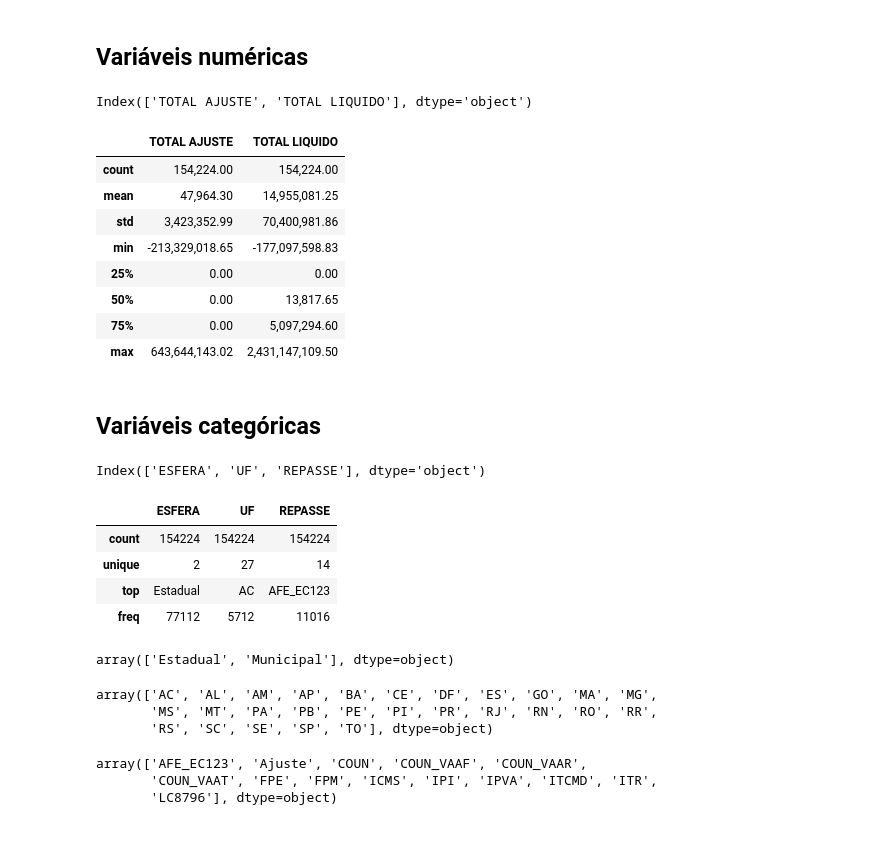
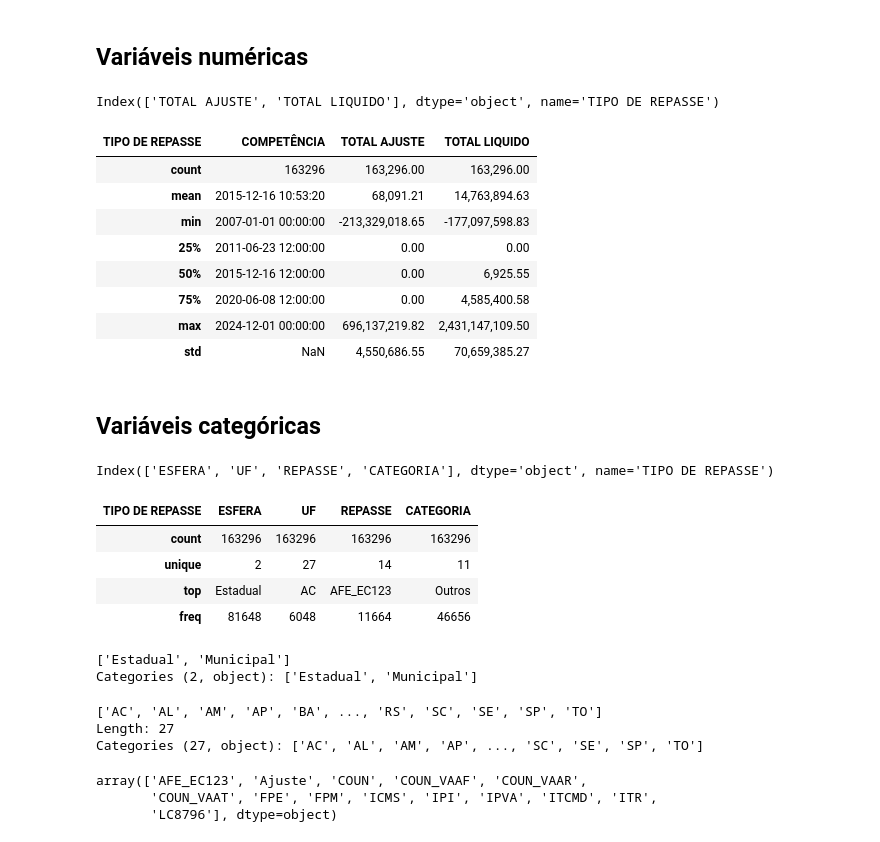
Before and after one commit to AdrianSBar/Repasses_FUNDEB, a Jupyter notebook: 1_Descriptive_data_analisy.ipynb, the cells around one changed output. Cells and saved outputs as stored; diff of their text form; code cells hidden in the pictures.

Commit message:
Ajustes finos em etl

```diff
--- a/1_Descriptive_data_analisy.ipynb
+++ b/1_Descriptive_data_analisy.ipynb
@@ -62,0 +28,3 @@ df_m = df_m[df_m.index <= '2023-10-31']
+# %%
+df = pd.read_parquet('./DATASETS/summarized_data.parquet')
+df.sample(5)
@@ -83,19 +72,19 @@ memory usage: 7.1+ MB
 num_vars = df.dtypes[(df.dtypes.values == 'float64')].index
 num_vars
 # %% [output]
-Index(['TOTAL AJUSTE', 'TOTAL LIQUIDO'], dtype='object')
+Index(['TOTAL AJUSTE', 'TOTAL LIQUIDO'], dtype='object', name='TIPO DE REPASSE')
 # %%
 df.describe()
 # %% [output]
-|  | TOTAL AJUSTE | TOTAL LIQUIDO |
-| count | 154,224.00 | 154,224.00 |
-| mean | 47,964.30 | 14,955,081.25 |
-| std | 3,423,352.99 | 70,400,981.86 |
-| min | -213,329,018.65 | -177,097,598.83 |
-| 25% | 0.00 | 0.00 |
-| 50% | 0.00 | 13,817.65 |
-| 75% | 0.00 | 5,097,294.60 |
-| max | 643,644,143.02 | 2,431,147,109.50 |
+| TIPO DE REPASSE | COMPETÊNCIA | TOTAL AJUSTE | TOTAL LIQUIDO |
+| count | 163296 | 163,296.00 | 163,296.00 |
+| mean | 2015-12-16 10:53:20 | 68,091.21 | 14,763,894.63 |
+| min | 2007-01-01 00:00:00 | -213,329,018.65 | -177,097,598.83 |
+| 25% | 2011-06-23 12:00:00 | 0.00 | 0.00 |
+| 50% | 2015-12-16 12:00:00 | 0.00 | 6,925.55 |
+| 75% | 2020-06-08 12:00:00 | 0.00 | 4,585,400.58 |
+| max | 2024-12-01 00:00:00 | 696,137,219.82 | 2,431,147,109.50 |
+| std | NaN | 4,550,686.55 | 70,659,385.27 |
 # %%
 # # Tratamento de duplicados
 # df[df.duplicated()]
@@ -111,28 +100,29 @@ df.describe()
 # %% [markdown]
 ## Variáveis categóricas
 # %%
-cat_vars = df.dtypes[df.dtypes == 'O'].index
+cat_vars = df.dtypes[df.dtypes == 'category'].index
 cat_vars
 # %% [output]
-Index(['ESFERA', 'UF', 'REPASSE'], dtype='object')
+Index(['ESFERA', 'UF', 'REPASSE', 'CATEGORIA'], dtype='object', name='TIPO DE REPASSE')
 # %%
-df.describe(include='O')
+df.describe(include='category')
 # %% [output]
-|  | ESFERA | UF | REPASSE |
-| count | 154224 | 154224 | 154224 |
-| unique | 2 | 27 | 14 |
-| top | Estadual | AC | AFE_EC123 |
-| freq | 77112 | 5712 | 11016 |
+| TIPO DE REPASSE | ESFERA | UF | REPASSE | CATEGORIA |
+| count | 163296 | 163296 | 163296 | 163296 |
+| unique | 2 | 27 | 14 | 11 |
+| top | Estadual | AC | AFE_EC123 | Outros |
+| freq | 81648 | 6048 | 11664 | 46656 |
 # %%
 df.ESFERA.unique()
 # %% [output]
-array(['Estadual', 'Municipal'], dtype=object)
+['Estadual', 'Municipal']
+Categories (2, object): ['Estadual', 'Municipal']
 # %%
 df.UF.unique()
 # %% [output]
-array(['AC', 'AL', 'AM', 'AP', 'BA', 'CE', 'DF', 'ES', 'GO', 'MA', 'MG',
-       'MS', 'MT', 'PA', 'PB', 'PE', 'PI', 'PR', 'RJ', 'RN', 'RO', 'RR',
-       'RS', 'SC', 'SE', 'SP', 'TO'], dtype=object)
+['AC', 'AL', 'AM', 'AP', 'BA', ..., 'RS', 'SC', 'SE', 'SP', 'TO']
+Length: 27
+Categories (27, object): ['AC', 'AL', 'AM', 'AP', ..., 'SC', 'SE', 'SP', 'TO']
 # %%
 df.REPASSE.unique()
 # %% [output]
```
Also changed, not shown: parts of 9 cells of this notebook, 4 other files.
